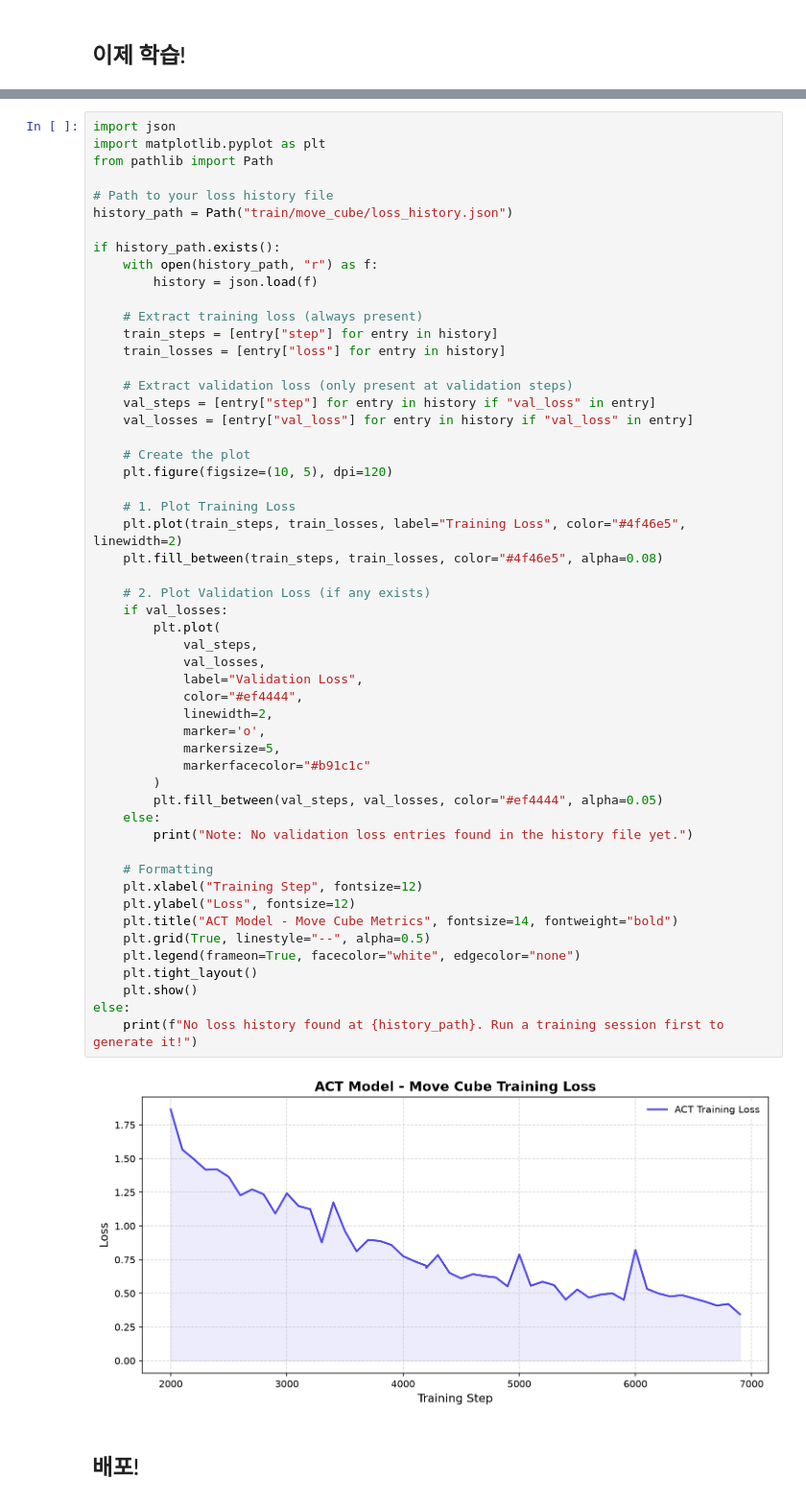
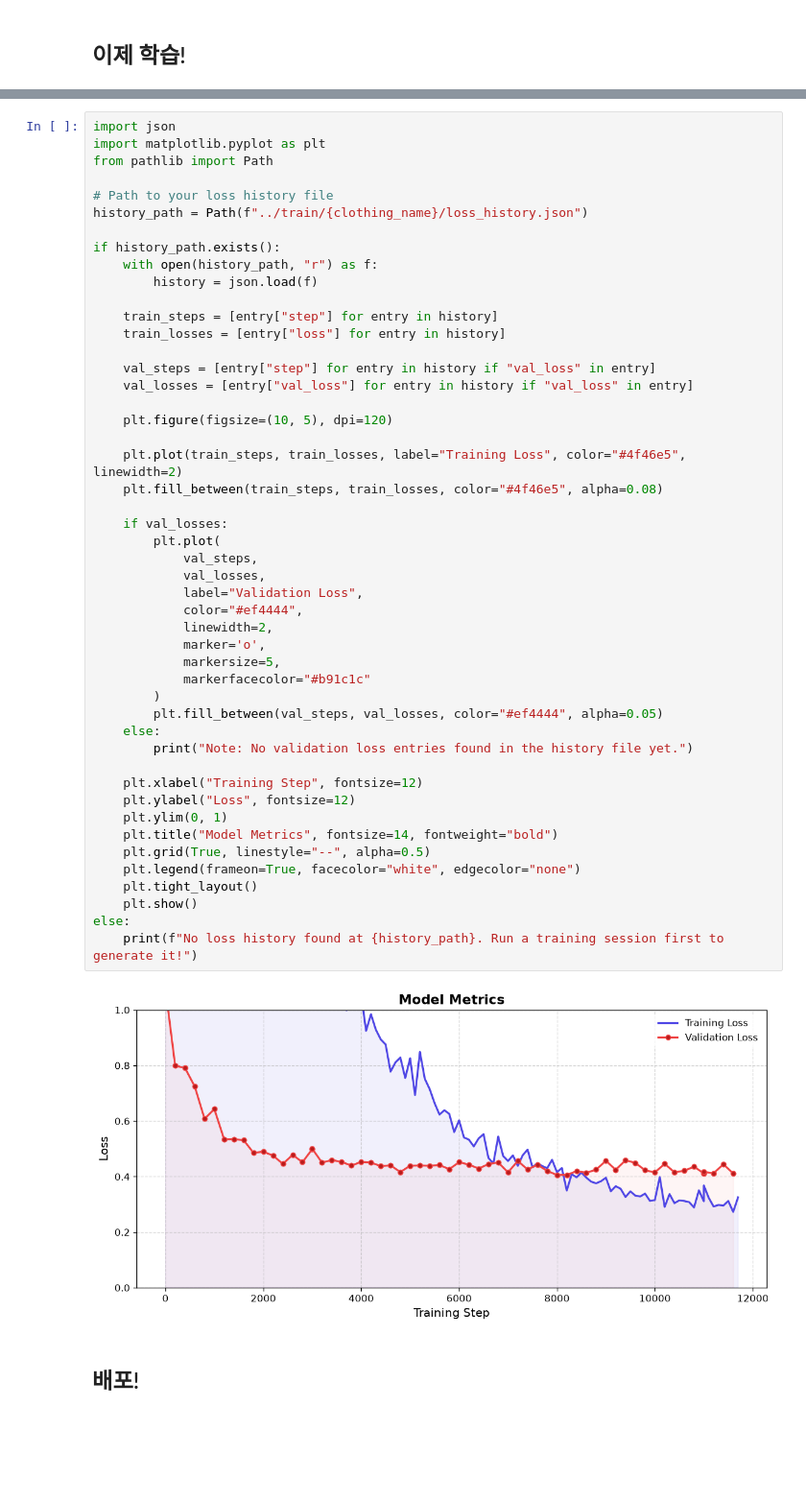
Before and after one commit to lhwdev/csi-agent, a Jupyter notebook: clothing/clothing.ipynb, the cells around one changed output, grey strips where cells are left out. Shown at 96% size. Saved outputs shown, nothing was run; the diff lists cells and outputs as text; blank space fills up the shorter version.

```diff
--- a/clothing/clothing.ipynb
+++ b/clothing/clothing.ipynb
@@ -563,55 +646,50 @@ import matplotlib.pyplot as plt
 from pathlib import Path
 
 # Path to your loss history file
-history_path = Path("train/move_cube/loss_history.json")
+history_path = Path(f"../train/{clothing_name}/loss_history.json")
 
 if history_path.exists():
     with open(history_path, "r") as f:
         history = json.load(f)
 
-    # Extract training loss (always present)
     train_steps = [entry["step"] for entry in history]
     train_losses = [entry["loss"] for entry in history]
 
-    # Extract validation loss (only present at validation steps)
     val_steps = [entry["step"] for entry in history if "val_loss" in entry]
     val_losses = [entry["val_loss"] for entry in history if "val_loss" in entry]
 
-    # Create the plot
     plt.figure(figsize=(10, 5), dpi=120)
 
-    # 1. Plot Training Loss
     plt.plot(train_steps, train_losses, label="Training Loss", color="#4f46e5", linewidth=2)
     plt.fill_between(train_steps, train_losses, color="#4f46e5", alpha=0.08)
 
-    # 2. Plot Validation Loss (if any exists)
     if val_losses:
         plt.plot(
             val_steps,
             val_losses,
             label="Validation Loss",
             color="#ef4444",
             linewidth=2,
             marker='o',
             markersize=5,
             markerfacecolor="#b91c1c"
         )
         plt.fill_between(val_steps, val_losses, color="#ef4444", alpha=0.05)
     else:
         print("Note: No validation loss entries found in the history file yet.")
 
-    # Formatting
     plt.xlabel("Training Step", fontsize=12)
     plt.ylabel("Loss", fontsize=12)
-    plt.title("ACT Model - Move Cube Metrics", fontsize=14, fontweight="bold")
+    plt.ylim(0, 1)
+    plt.title("Model Metrics", fontsize=14, fontweight="bold")
     plt.grid(True, linestyle="--", alpha=0.5)
     plt.legend(frameon=True, facecolor="white", edgecolor="none")
     plt.tight_layout()
     plt.show()
 else:
     print(f"No loss history found at {history_path}. Run a training session first to generate it!")
 # %% [output]
-[figure, old version]
+[figure, new version]
 # %% [markdown]
 ## 배포!
 # %%
```
Also changed, not shown: parts of 20 cells of this notebook, 7 other files.
